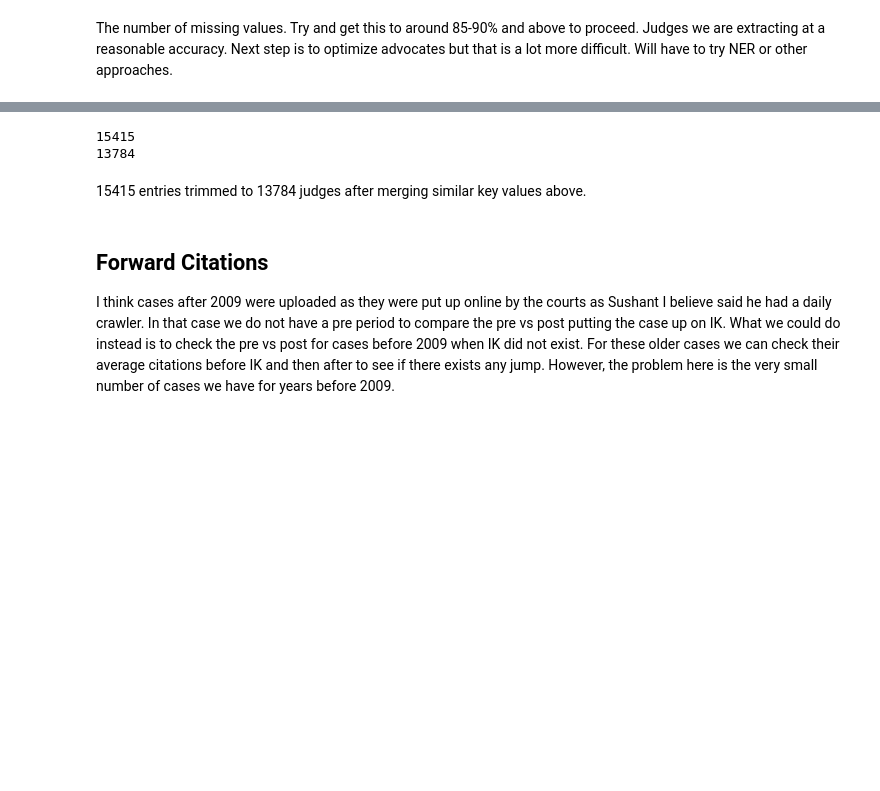
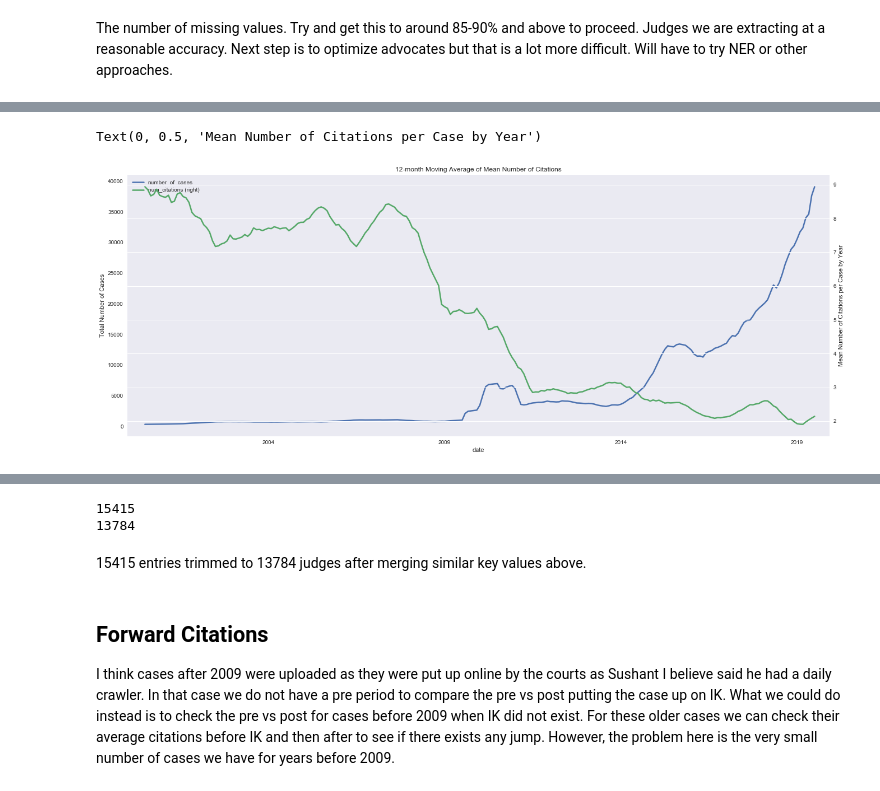
Before and after one commit to nixonpj/dime_ik, a Jupyter notebook: kanoon/kanoon_viz.ipynb, the cells around one changed output, grey strips where cells are left out. Saved outputs shown, nothing was run; the diff lists cells and outputs as text; code cells hidden in the pictures; blank space fills up the shorter version.

```diff
--- a/kanoon/kanoon_viz.ipynb
+++ b/kanoon/kanoon_viz.ipynb
@@ -376,0 +258,12 @@ dtype: int64
+# %%
+fig, ax = plt.subplots()
+plt.style.use('seaborn')
+
+cases_by_time.rolling(12, center=True).mean().plot(figsize=(20,8), linewidth=2.5, ax=ax, title='12-month Moving Average of Total Number of Cases')
+ax.set_ylabel("Total Number of Cases")
+
+mean_citations_monthly.rolling(12, center=True).mean().plot(figsize=(20,8), linewidth=2.5, secondary_y=True, ax=ax, title='12-month Moving Average of Mean Number of Citations')
+plt.ylabel("Mean Number of Citations per Case by Year")
+# %% [output]
+Text(0, 0.5, 'Mean Number of Citations per Case by Year')
+[figure, added]
```
Also changed, not shown: parts of 45 cells of this notebook, 3 other files.
